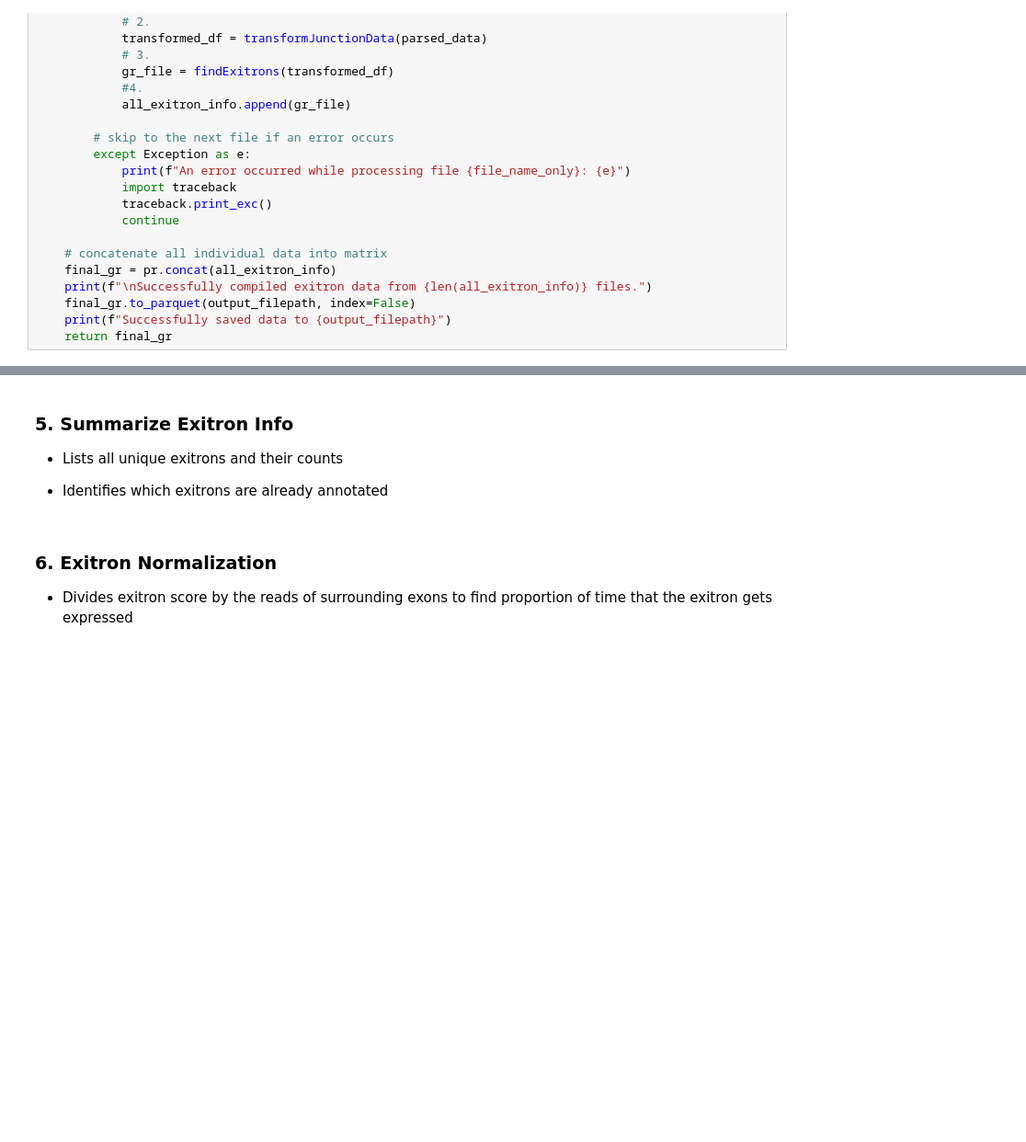
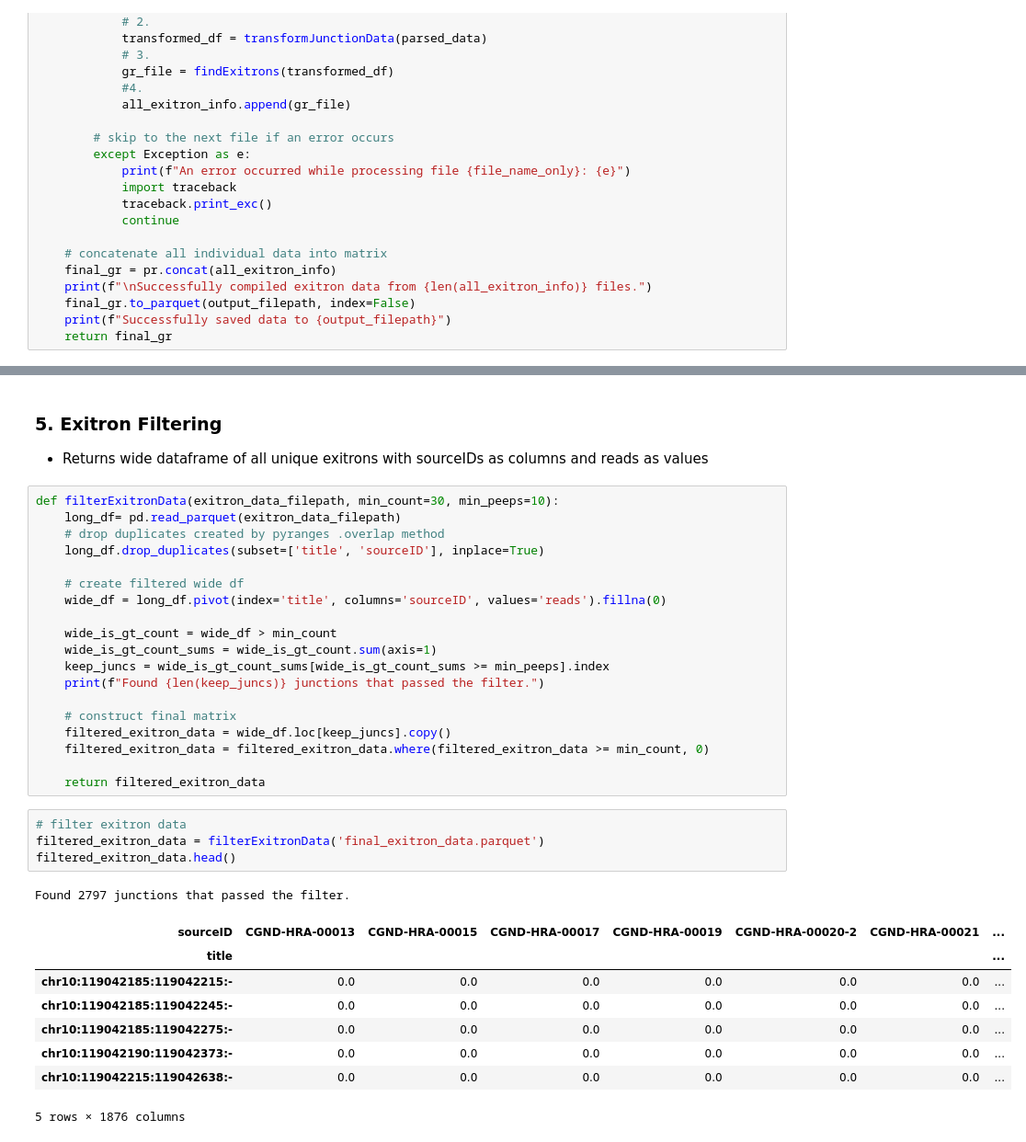
Before and after one commit to nc0le/knowles-lab, a Jupyter notebook: pipeline_v1.ipynb, the cells around one changed output, grey strips where cells are left out. Shown at 92% size. Cells and saved outputs as stored; diff of their text form; blank space fills up the shorter version.

```diff
--- a/pipeline_v1.ipynb
+++ b/pipeline_v1.ipynb
@@ -252,8 +209,36 @@ Transformed 242223 junction records.
-# %% [markdown]
-### 5. Summarize Exitron Info
-- Lists all unique exitrons and their counts
-
-- Identifies which exitrons are already annotated
-# %% [markdown]
-### 6. Exitron Normalization
-- Divides exitron score by the reads of surrounding exons to find proportion of time that the exitron gets expressed
+# %% [markdown]
+### 5. Exitron Filtering
+- Returns wide dataframe of all unique exitrons with sourceIDs as columns and reads as values
+# %%
+def filterExitronData(exitron_data_filepath, min_count=30, min_peeps=10):
+    long_df= pd.read_parquet(exitron_data_filepath)
+    # drop duplicates created by pyranges .overlap method
+    long_df.drop_duplicates(subset=['title', 'sourceID'], inplace=True)
+
+    # create filtered wide df
+    wide_df = long_df.pivot(index='title', columns='sourceID', values='reads').fillna(0)
+
+    wide_is_gt_count = wide_df > min_count
+    wide_is_gt_count_sums = wide_is_gt_count.sum(axis=1)
+    keep_juncs = wide_is_gt_count_sums[wide_is_gt_count_sums >= min_peeps].index
+    print(f"Found {len(keep_juncs)} junctions that passed the filter.")
+
+    # construct final matrix
+    filtered_exitron_data = wide_df.loc[keep_juncs].copy()
+    filtered_exitron_data = filtered_exitron_data.where(filtered_exitron_data >= min_count, 0)
+
+    return filtered_exitron_data
+# %%
+# filter exitron data
+filtered_exitron_data = filterExitronData('final_exitron_data.parquet')
+filtered_exitron_data.head()
+# %% [output]
+Found 2797 junctions that passed the filter.
+| sourceID | CGND-HRA-00013 | CGND-HRA-00015 | CGND-HRA-00017 | CGND-HRA-00019 | CGND-HRA-00020-2 | CGND-HRA-00021 | ... |
+| title |  |  |  |  |  |  | ... |
+| chr10:119042185:119042215:- | 0.0 | 0.0 | 0.0 | 0.0 | 0.0 | 0.0 | ... |
+| chr10:119042185:119042245:- | 0.0 | 0.0 | 0.0 | 0.0 | 0.0 | 0.0 | ... |
+| chr10:119042185:119042275:- | 0.0 | 0.0 | 0.0 | 0.0 | 0.0 | 0.0 | ... |
+| chr10:119042190:119042373:- | 0.0 | 0.0 | 0.0 | 0.0 | 0.0 | 0.0 | ... |
+| chr10:119042215:119042638:- | 0.0 | 0.0 | 0.0 | 0.0 | 0.0 | 0.0 | ... |
+5 rows × 1876 columns
```
Also changed, not shown: parts of 14 cells of this notebook.
